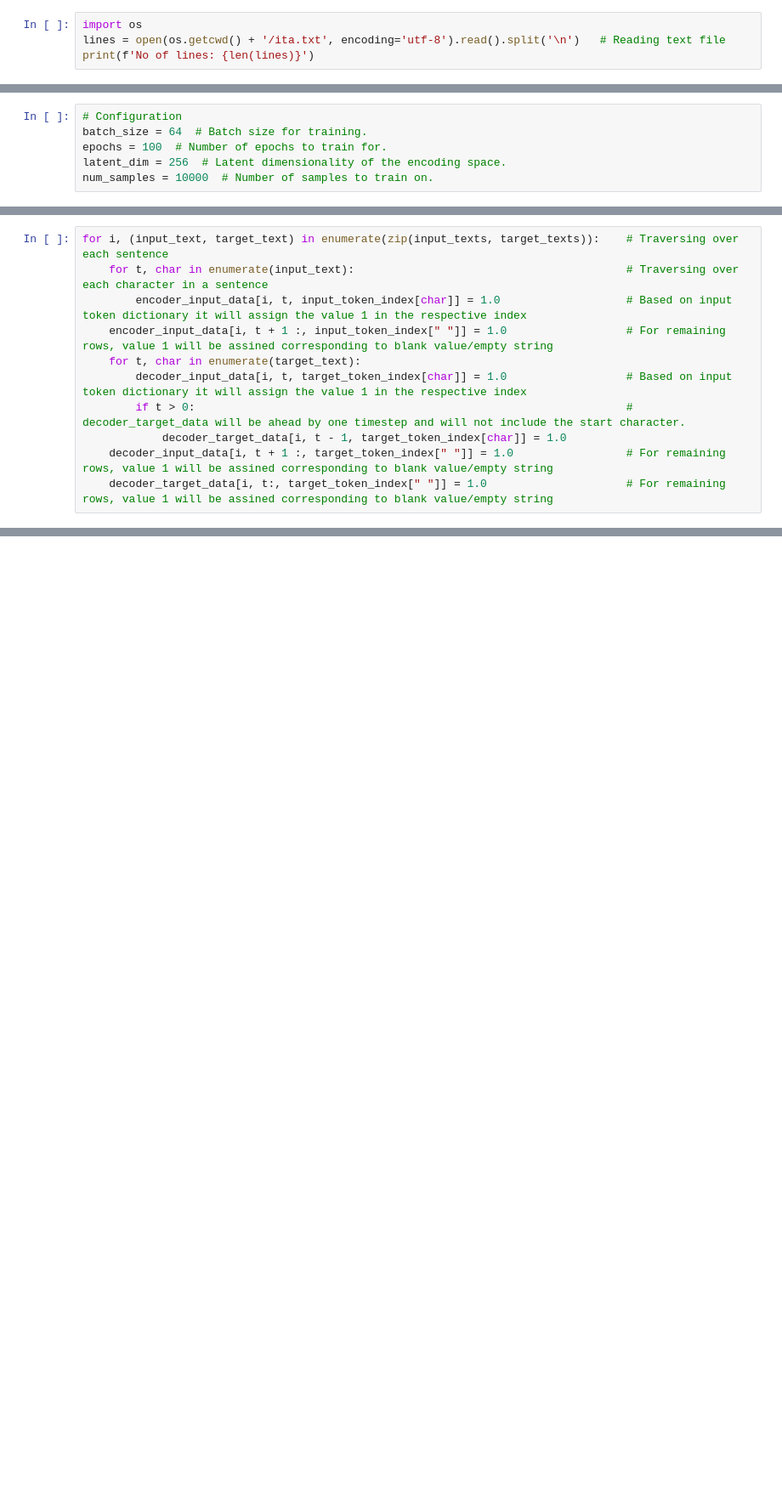
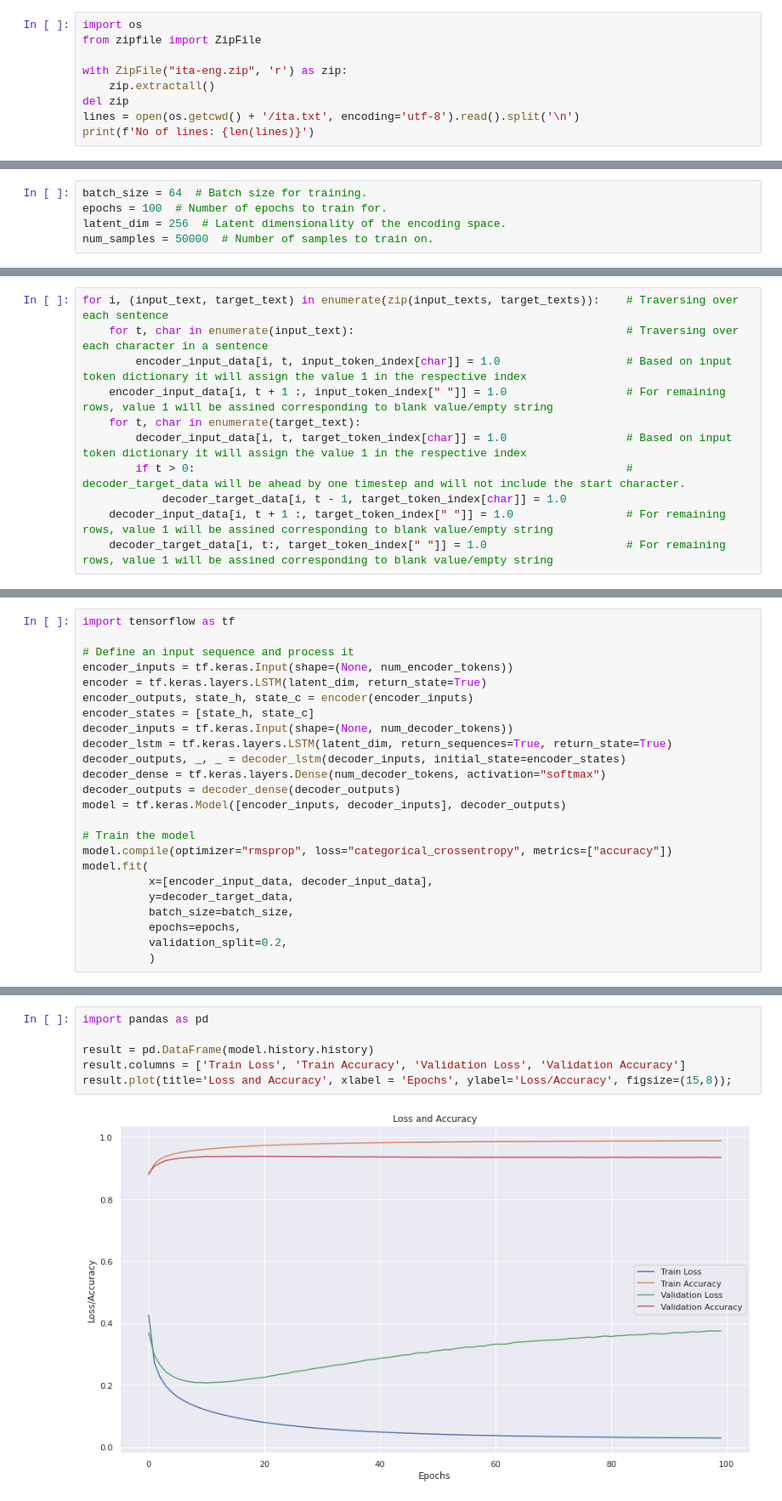
Before and after one commit to siddheshshankar/Deep-Learning, a Jupyter notebook: Encoder-Decoder Model - English to Italian.ipynb, the cells around one changed output, grey strips where cells are left out. Shown at 85% size. Drawn from its saved outputs; the diff is of its cells as text; blank space fills up the shorter version.

Commit message:
Updated encoder deoder model

```diff
--- a/Encoder-Decoder Model - English to Italian.ipynb
+++ b/Encoder-Decoder Model - English to Italian.ipynb
@@ -36,6 +14,11 @@ Done!
 # %%
 import os
-lines = open(os.getcwd() + '/ita.txt', encoding='utf-8').read().split('\n')   # Reading text file
+from zipfile import ZipFile
+
+with ZipFile("ita-eng.zip", 'r') as zip:
+    zip.extractall()
+del zip
+lines = open(os.getcwd() + '/ita.txt', encoding='utf-8').read().split('\n')
 print(f'No of lines: {len(lines)}')
 # %% [output]
 No of lines: 350361
@@ -51,6 +27,5 @@ There are a lot of unwanted text in each line. Formulate into a proper sentence.
 # %%
-# Configuration
 batch_size = 64  # Batch size for training.
 epochs = 100  # Number of epochs to train for.
 latent_dim = 256  # Latent dimensionality of the encoding space.
-num_samples = 10000  # Number of samples to train on.
+num_samples = 50000  # Number of samples to train on.
@@ -159,0 +155,24 @@ for i, (input_text, target_text) in enumerate(zip(input_texts, target_texts)):
+# %%
+import tensorflow as tf
+
+# Define an input sequence and process it
+encoder_inputs = tf.keras.Input(shape=(None, num_encoder_tokens))
+encoder = tf.keras.layers.LSTM(latent_dim, return_state=True)
+encoder_outputs, state_h, state_c = encoder(encoder_inputs)
+encoder_states = [state_h, state_c]
+decoder_inputs = tf.keras.Input(shape=(None, num_decoder_tokens))
+decoder_lstm = tf.keras.layers.LSTM(latent_dim, return_sequences=True, return_state=True)
+decoder_outputs, _, _ = decoder_lstm(decoder_inputs, initial_state=encoder_states)
+decoder_dense = tf.keras.layers.Dense(num_decoder_tokens, activation="softmax")
+decoder_outputs = decoder_dense(decoder_outputs)
+model = tf.keras.Model([encoder_inputs, decoder_inputs], decoder_outputs)
+
+# Train the model
+model.compile(optimizer="rmsprop", loss="categorical_crossentropy", metrics=["accuracy"])
+model.fit(
+          x=[encoder_input_data, decoder_input_data],
+          y=decoder_target_data,
+          batch_size=batch_size,
+          epochs=epochs,
+          validation_split=0.2,
+          )
@@ -159,0 +198,8 @@ for i, (input_text, target_text) in enumerate(zip(input_texts, target_texts)):
+# %%
+import pandas as pd
+
+result = pd.DataFrame(model.history.history)
+result.columns = ['Train Loss', 'Train Accuracy', 'Validation Loss', 'Validation Accuracy']
+result.plot(title='Loss and Accuracy', xlabel = 'Epochs', ylabel='Loss/Accuracy', figsize=(15,8));
+# %% [output]
+[figure, added]
```
Also changed, not shown: parts of 17 cells of this notebook, 1 other file.
